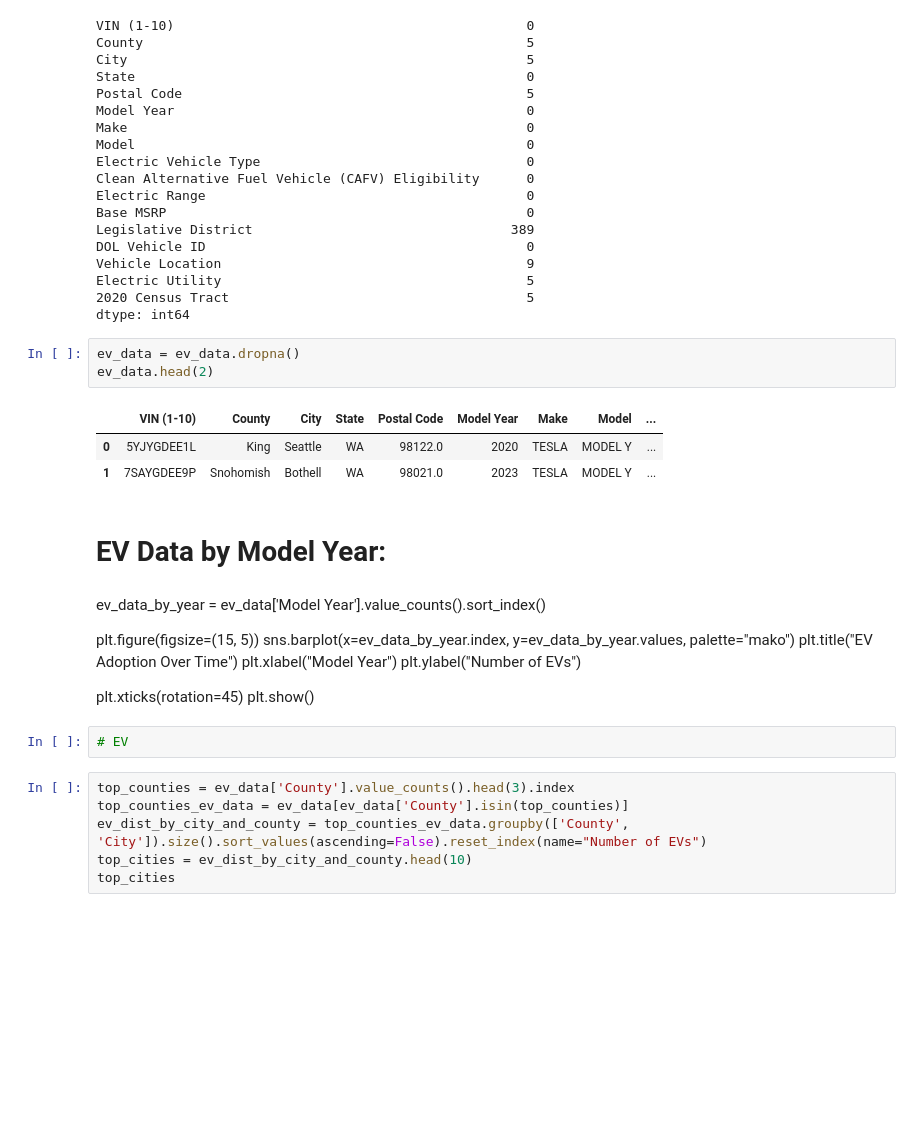
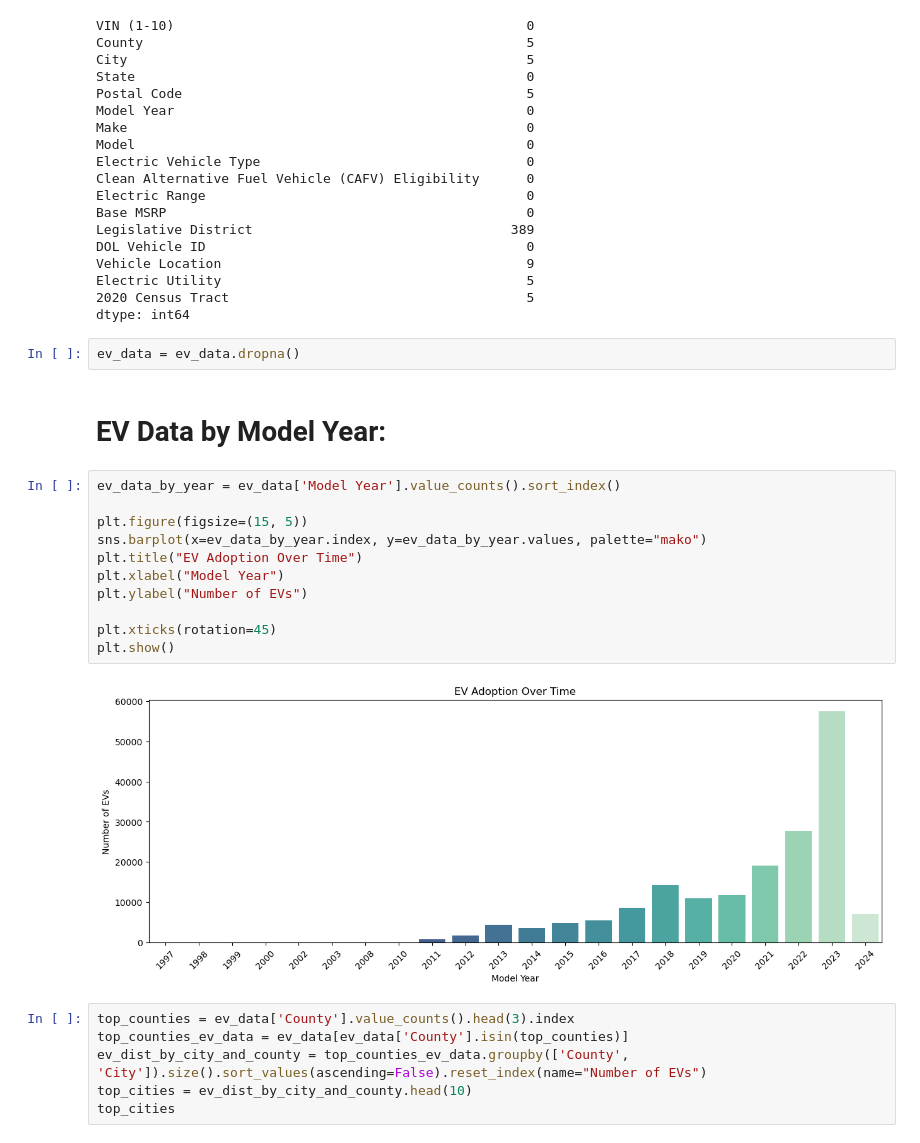
Before and after one commit to divya-manirajan/ExampleDataAnalysis, a Jupyter notebook: EV_Analysis.ipynb, the cells around one changed output. Drawn from its saved outputs; the diff is of its cells as text; blank space fills up the shorter version.

```diff
--- a/EV_Analysis.ipynb
+++ b/EV_Analysis.ipynb
@@ -59,26 +59,21 @@ Electric Utility                                       5
 dtype: int64
 # %%
 ev_data = ev_data.dropna()
-ev_data.head(2)
-# %% [output]
-|  | VIN (1-10) | County | City | State | Postal Code | Model Year | Make | Model | ... |
-| 0 | 5YJYGDEE1L | King | Seattle | WA | 98122.0 | 2020 | TESLA | MODEL Y | ... |
-| 1 | 7SAYGDEE9P | Snohomish | Bothell | WA | 98021.0 | 2023 | TESLA | MODEL Y | ... |
 # %% [markdown]
 # EV Data by Model Year:
-# %% [markdown]
-ev_data_by_year = ev_data['Model Year'].value_counts().sort_index()
-
-plt.figure(figsize=(15, 5))
-sns.barplot(x=ev_data_by_year.index, y=ev_data_by_year.values, palette="mako")
-plt.title("EV Adoption Over Time")
-plt.xlabel("Model Year")
-plt.ylabel("Number of EVs")
-
-plt.xticks(rotation=45)
-plt.show()
-# %%
-# EV
+# %%
+ev_data_by_year = ev_data['Model Year'].value_counts().sort_index()
+
+plt.figure(figsize=(15, 5))
+sns.barplot(x=ev_data_by_year.index, y=ev_data_by_year.values, palette="mako")
+plt.title("EV Adoption Over Time")
+plt.xlabel("Model Year")
+plt.ylabel("Number of EVs")
+
+plt.xticks(rotation=45)
+plt.show()
+# %% [output]
+[figure, added]
 # %%
 top_counties = ev_data['County'].value_counts().head(3).index
 top_counties_ev_data = ev_data[ev_data['County'].isin(top_counties)]
```
Also changed, not shown: 1 other file.
